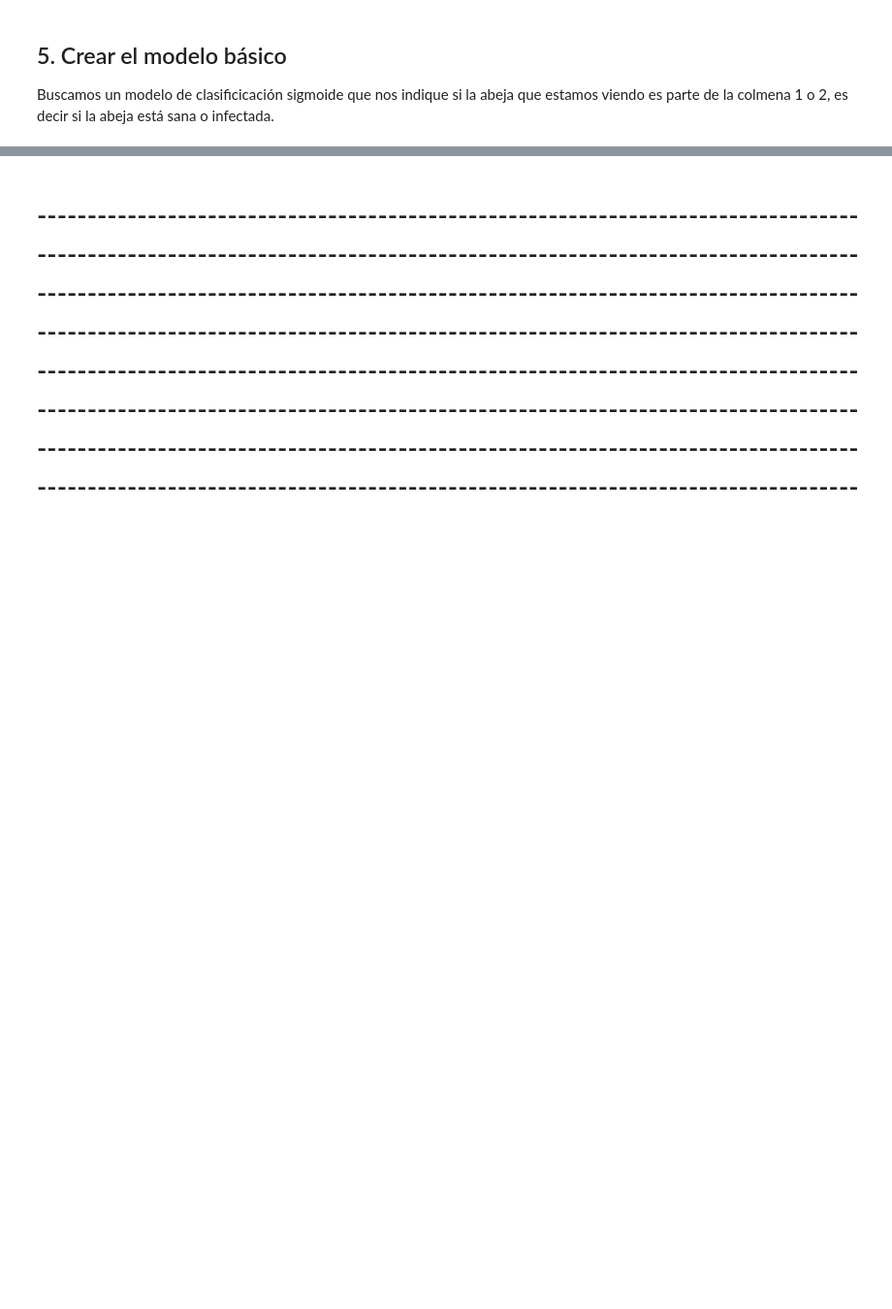
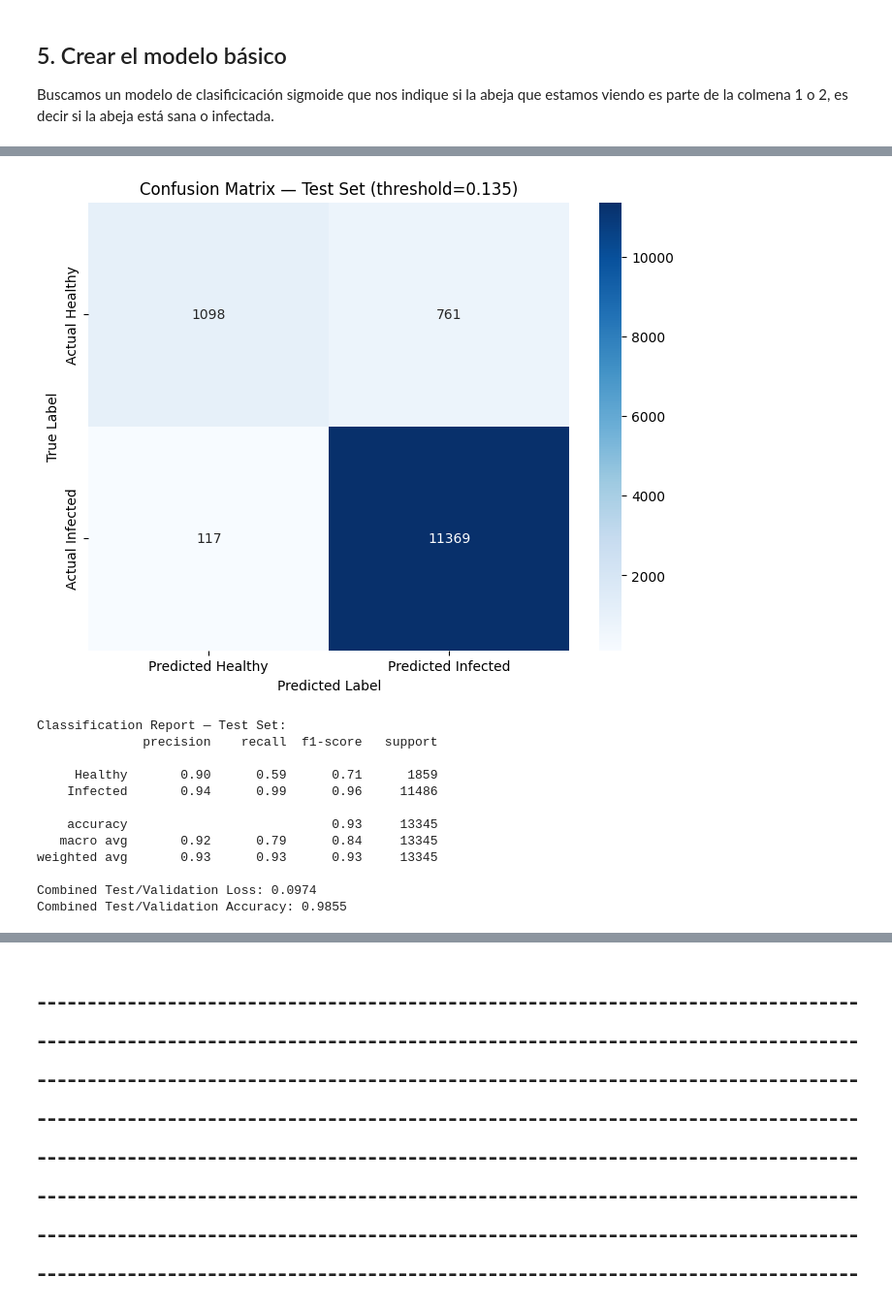
Before and after one commit to rulo09/Bee-Smart, a Jupyter notebook: BeeSmart.ipynb, the cells around one changed output, grey strips where cells are left out. Shown at 97% size. Cells and saved outputs as stored; diff of their text form; code cells hidden in the pictures; blank space fills up the shorter version.

```diff
--- a/BeeSmart.ipynb
+++ b/BeeSmart.ipynb
@@ -432,0 +962,42 @@ Buscamos un modelo de clasificicación sigmoide que nos indique si la abeja que
+# %%
+"""Correción, dejamos de concatenar las y  """
+
+# --- Evaluación final en TEST con el threshold encontrado ---
+test_probs = model.predict(X_test_seq).flatten()
+test_preds_binary = (test_probs > best_threshold).astype(int)
+
+cm = confusion_matrix(y_test_seq, test_preds_binary)
+plt.figure(figsize=(8, 6))
+sns.heatmap(cm, annot=True, fmt='d', cmap='Blues',
+            xticklabels=['Predicted Healthy', 'Predicted Infected'],
+            yticklabels=['Actual Healthy', 'Actual Infected'])
+plt.title(f'Confusion Matrix — Test Set (threshold={best_threshold:.3f})')
+plt.xlabel('Predicted Label')
+plt.ylabel('True Label')
+plt.show()
+
+print("\nClassification Report — Test Set:")
+print(classification_report(y_test_seq, test_preds_binary, target_names=['Healthy', 'Infected']))
+
+# Evaluate the model
+loss, accuracy = model.evaluate(X_val_seq, y_val_seq, verbose=0)
+print(f"Combined Test/Validation Loss: {loss:.4f}")
+print(f"Combined Test/Validation Accuracy: {accuracy:.4f}")
+
+
+# Curva ROC
+fpr, tpr, tresholds = roc_curve(y_test_seq, test_probs)
+roc_auc = auc(fpr, tpr)
+
+# Plot the ROC curve
+plt.figure()
+plt.plot(fpr, tpr, label='ROC curve (area = %0.2f)' % roc_auc)
+plt.plot([0, 1], [0, 1], 'k--', label='No Skill')
+plt.xlim([0.0, 1.0])
+plt.ylim([0.0, 1.05])
+plt.xlabel('False Positive Rate')
+plt.ylabel('True Positive Rate')
+plt.title('ROC Curve between healty and infected bees in test set')
+plt.legend()
+plt.show()
+# %% [output]
@@ -432,0 +1005,13 @@ Buscamos un modelo de clasificicación sigmoide que nos indique si la abeja que
+[figure, added]
+Classification Report — Test Set:
+              precision    recall  f1-score   support
+
+     Healthy       0.90      0.59      0.71      1859
+    Infected       0.94      0.99      0.96     11486
+
+    accuracy                           0.93     13345
+   macro avg       0.92      0.79      0.84     13345
+weighted avg       0.93      0.93      0.93     13345
+
+Combined Test/Validation Loss: 0.0974
+Combined Test/Validation Accuracy: 0.9855
```
Also changed, not shown: parts of 60 cells of this notebook.
